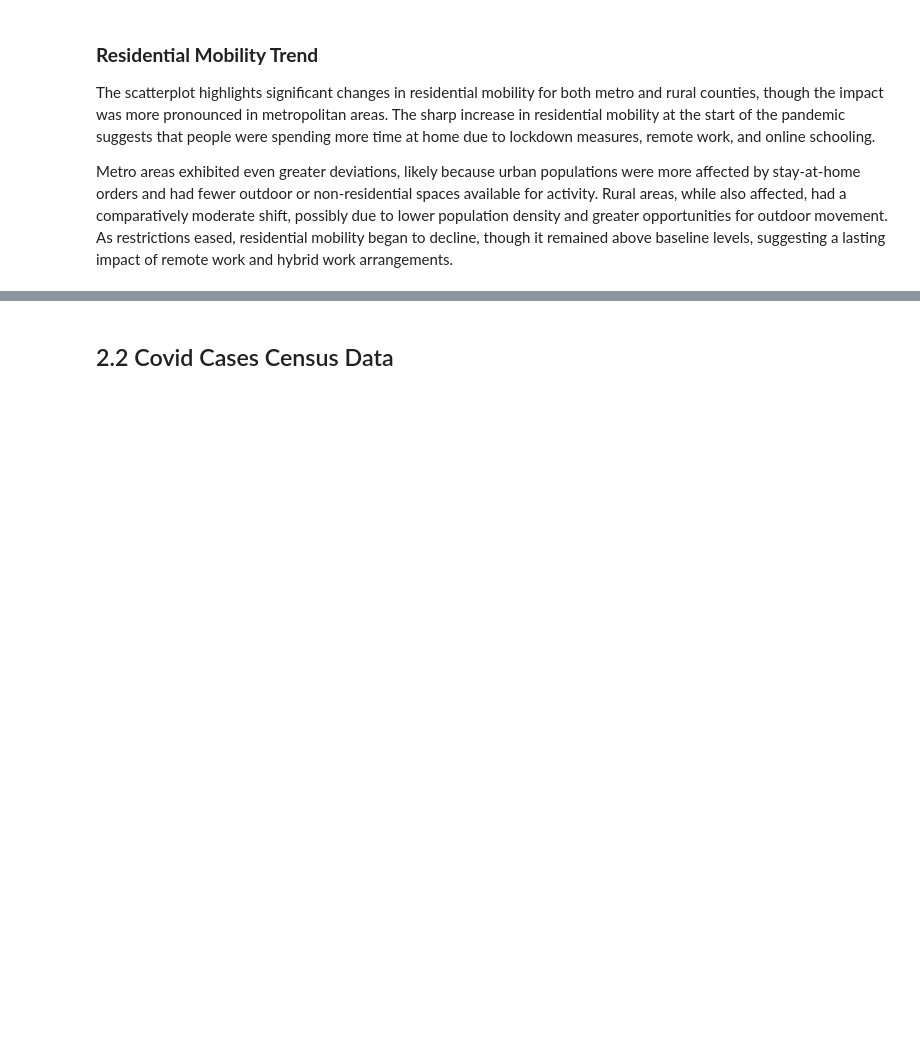
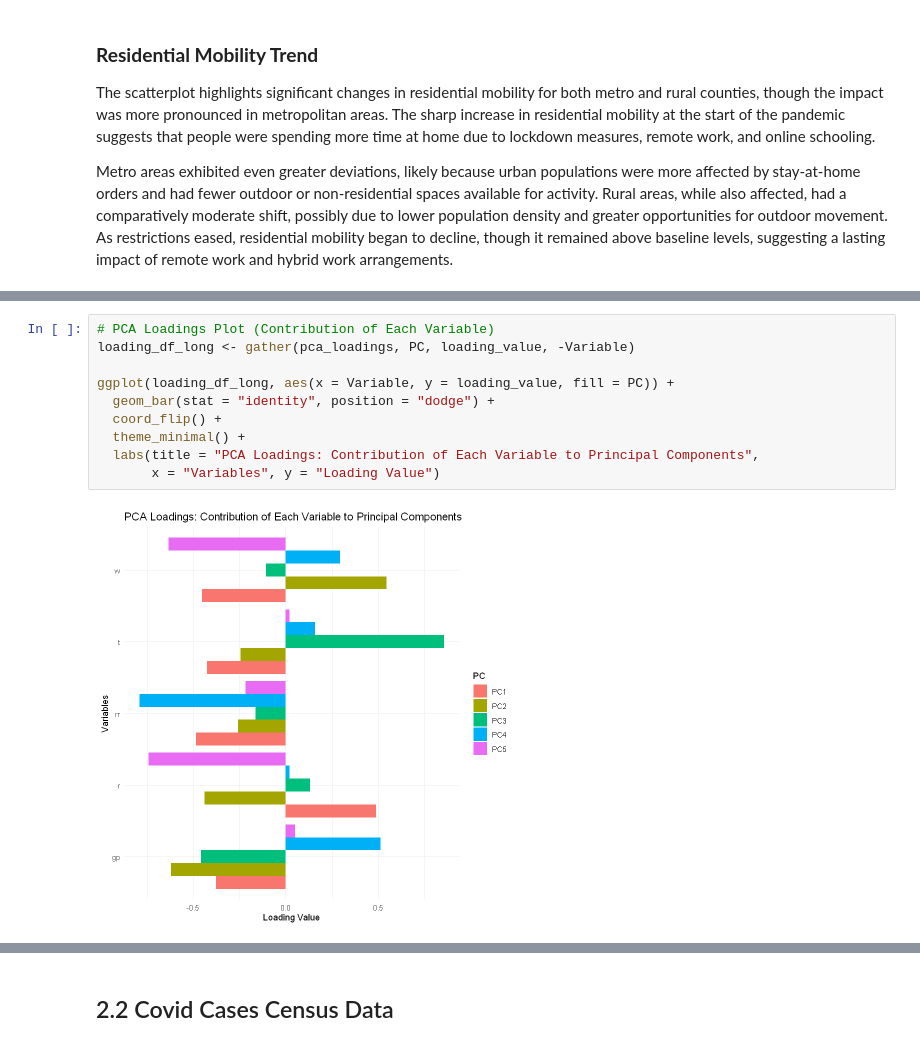
Before and after one commit to Juan-Carlos-D/DM-Team, a Jupyter notebook: Project 1/Rough Drafts/2. Data Understanding/2. Data Understanding.ipynb, the cells around one changed output, grey strips where cells are left out. Drawn from its saved outputs; the diff is of its cells as text; blank space fills up the shorter version.

```diff
--- a/Project 1/Rough Drafts/1. Business Understanding/2. Data Understanding.ipynb
+++ b/Project 1/Rough Drafts/2. Data Understanding/2. Data Understanding.ipynb
@@ -1243,0 +1308,12 @@ hybrid work arrangements.
+# %%
+# PCA Loadings Plot (Contribution of Each Variable)
+loading_df_long <- gather(pca_loadings, PC, loading_value, -Variable)
+
+ggplot(loading_df_long, aes(x = Variable, y = loading_value, fill = PC)) +
+  geom_bar(stat = "identity", position = "dodge") +
+  coord_flip() +
+  theme_minimal() +
+  labs(title = "PCA Loadings: Contribution of Each Variable to Principal Components",
+       x = "Variables", y = "Loading Value")
+# %% [output]
+[figure, added]
```
Also changed, not shown: parts of 13 cells of this notebook.
